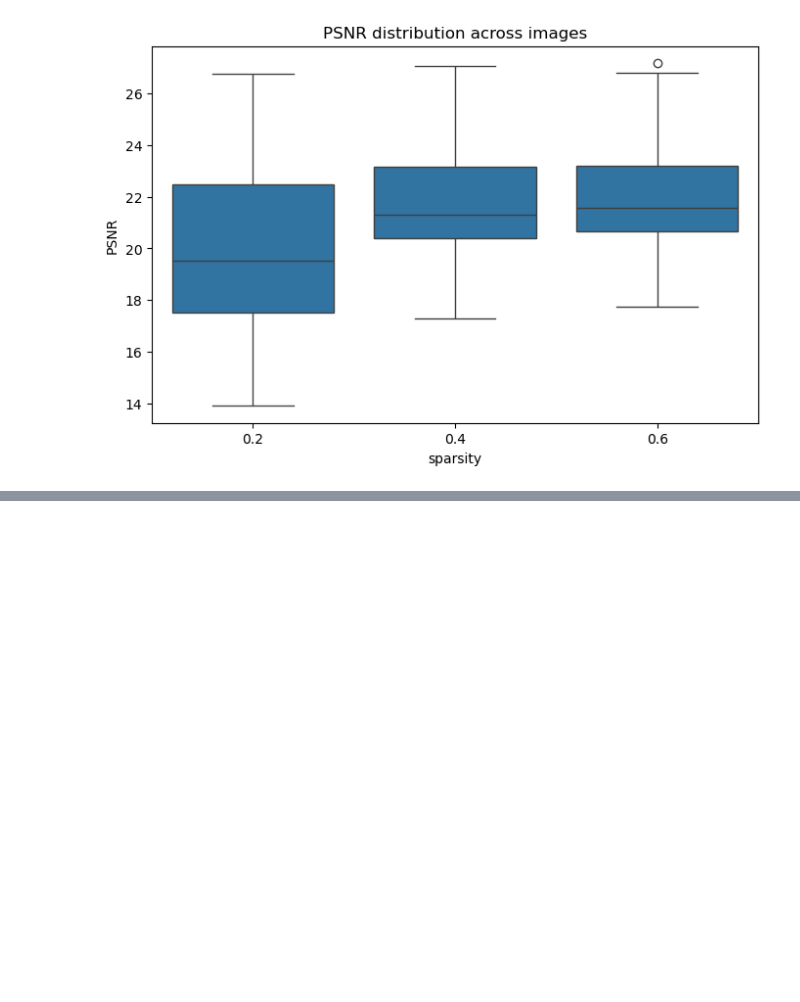
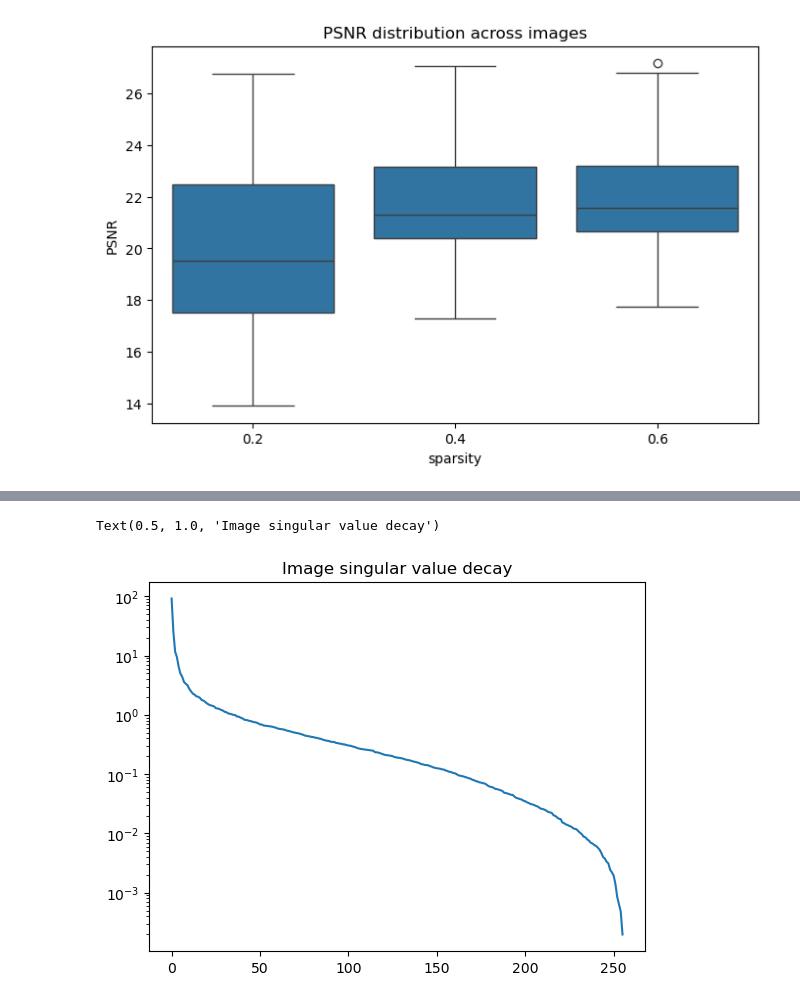
Before and after one commit to saramilovanova/nuclear-norm-data-reconstruction, a Jupyter notebook: notebooks/svt_analysis.ipynb, the cells around one changed output, grey strips where cells are left out. Drawn from its saved outputs; the diff is of its cells as text; code cells hidden in the pictures; blank space fills up the shorter version.

```diff
--- a/notebooks/svt_analysis.ipynb
+++ b/notebooks/svt_analysis.ipynb
@@ -85,0 +122,8 @@ def show_results(X, X_rec, X_noisy=None, title=""):
+# %%
+U, S, Vt = np.linalg.svd(X, full_matrices=False)
+
+plt.semilogy(S)
+plt.title("Image singular value decay")
+# %% [output]
+Text(0.5, 1.0, 'Image singular value decay')
+[figure, added]
```
Also changed, not shown: parts of 2 cells of this notebook, 2 other files.
